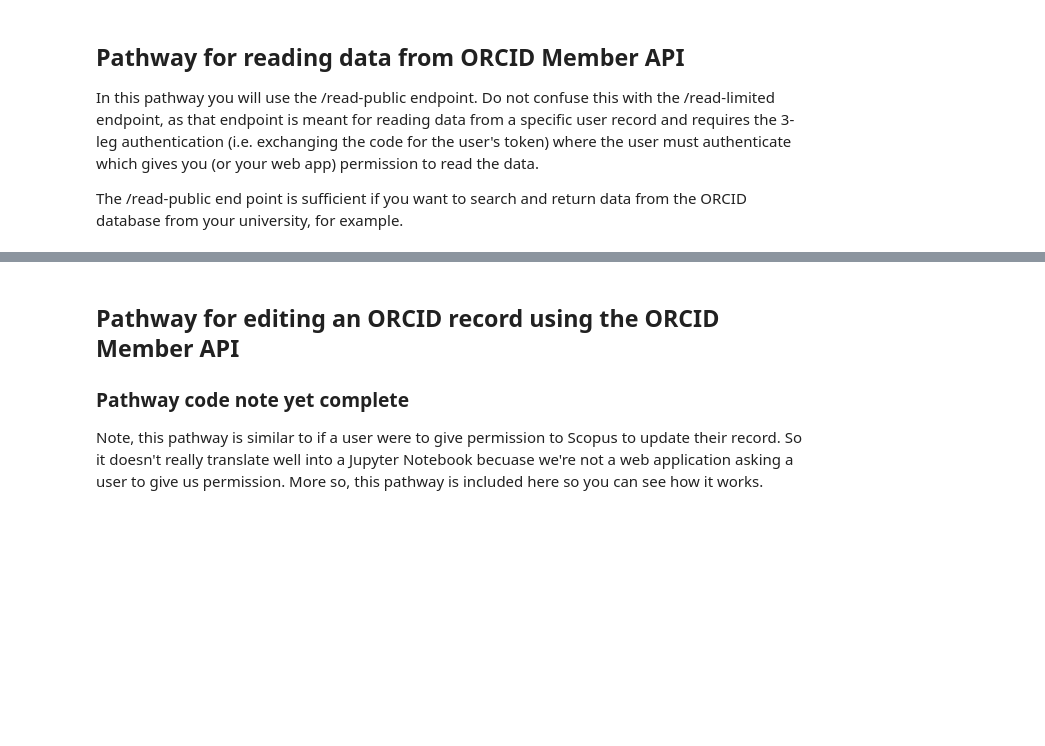
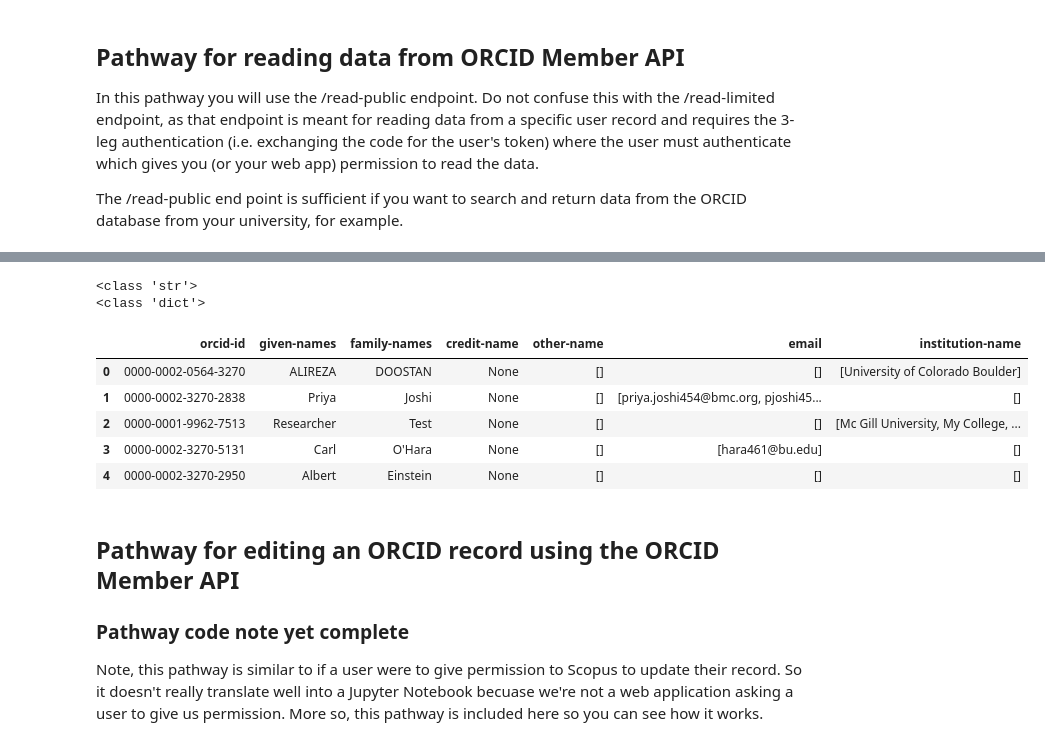
Before and after one commit to kglibrarian/orciddatareveiw, a Jupyter notebook: ORCID_API_Data_Review.ipynb, the cells around one changed output, grey strips where cells are left out. Cells and saved outputs as stored; diff of their text form; code cells hidden in the pictures; blank space fills up the shorter version.

```diff
--- a/ORCID_API_Data_Review.ipynb
+++ b/ORCID_API_Data_Review.ipynb
@@ -194,0 +272,18 @@ else:
+# %%
+## Step 3: Convert string response into dictionary and then use json normalize and pandas to create a dataframe
+
+print(type(search_response_string))
+final_dictionary = json.loads(search_response_string)
+print(type(final_dictionary))
+
+orcid_results_df = pd.json_normalize(final_dictionary, record_path=["expanded-result"])
+orcid_results_df.head()
+# %% [output]
+<class 'str'>
+<class 'dict'>
+|  | orcid-id | given-names | family-names | credit-name | other-name | email | institution-name |
+| 0 | 0000-0002-0564-3270 | ALIREZA | DOOSTAN | None | [] | [] | [University of Colorado Boulder] |
+| 1 | 0000-0002-3270-2838 | Priya | Joshi | None | [] | [priya.joshi454@bmc.org, pjoshi45... | [] |
+| 2 | 0000-0001-9962-7513 | Researcher | Test | None | [] | [] | [Mc Gill University, My College, ... |
+| 3 | 0000-0002-3270-5131 | Carl | O'Hara | None | [] | [hara461@bu.edu] | [] |
+| 4 | 0000-0002-3270-2950 | Albert | Einstein | None | [] | [] | [] |
```
Also changed, not shown: parts of 5 cells of this notebook.
